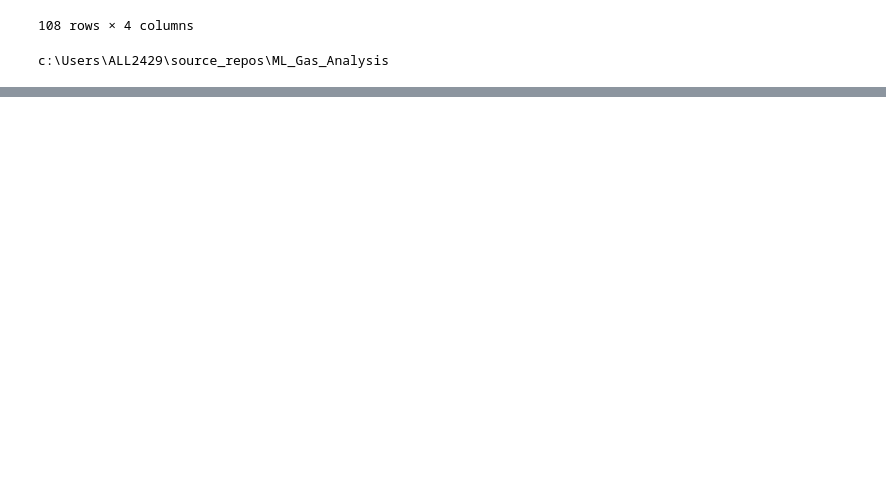
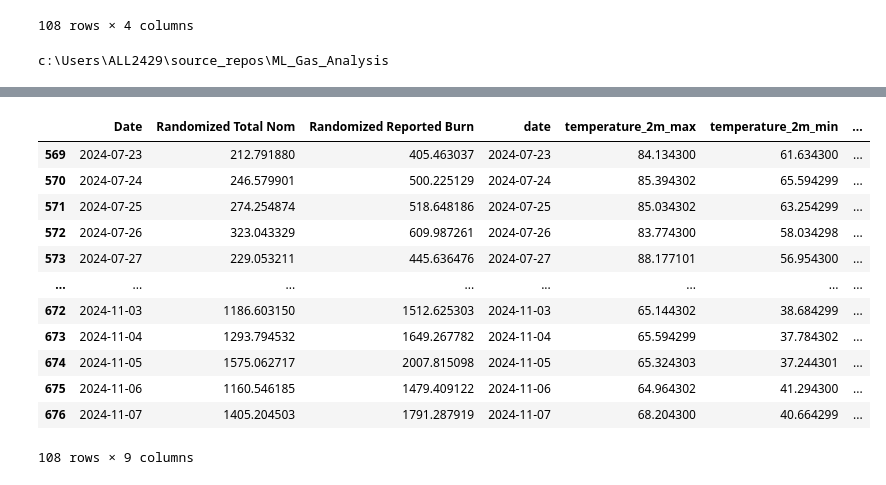
Before and after one commit to allieridgway/source_repos-ML_Gas_Analysis, a Jupyter notebook: ML_Gas_Analysis/five_day_model.ipynb, the cells around one changed output, grey strips where cells are left out. Saved outputs shown, nothing was run; the diff lists cells and outputs as text; code cells hidden in the pictures; blank space fills up the shorter version.

```diff
--- a/ML_Gas_Analysis/five_day_model.ipynb
+++ b/ML_Gas_Analysis/five_day_model.ipynb
@@ -170,0 +190,16 @@ prev_weather
+# %%
+df_final[df_final['temperature_2m_max'].notna()]
+# %% [output]
+|  | Date | Randomized Total Nom | Randomized Reported Burn | date | temperature_2m_max | temperature_2m_min | ... |
+| 569 | 2024-07-23 | 212.791880 | 405.463037 | 2024-07-23 | 84.134300 | 61.634300 | ... |
+| 570 | 2024-07-24 | 246.579901 | 500.225129 | 2024-07-24 | 85.394302 | 65.594299 | ... |
+| 571 | 2024-07-25 | 274.254874 | 518.648186 | 2024-07-25 | 85.034302 | 63.254299 | ... |
+| 572 | 2024-07-26 | 323.043329 | 609.987261 | 2024-07-26 | 83.774300 | 58.034298 | ... |
+| 573 | 2024-07-27 | 229.053211 | 445.636476 | 2024-07-27 | 88.177101 | 56.954300 | ... |
+| ... | ... | ... | ... | ... | ... | ... | ... |
+| 672 | 2024-11-03 | 1186.603150 | 1512.625303 | 2024-11-03 | 65.144302 | 38.684299 | ... |
+| 673 | 2024-11-04 | 1293.794532 | 1649.267782 | 2024-11-04 | 65.594299 | 37.784302 | ... |
+| 674 | 2024-11-05 | 1575.062717 | 2007.815098 | 2024-11-05 | 65.324303 | 37.244301 | ... |
+| 675 | 2024-11-06 | 1160.546185 | 1479.409122 | 2024-11-06 | 64.964302 | 41.294300 | ... |
+| 676 | 2024-11-07 | 1405.204503 | 1791.287919 | 2024-11-07 | 68.204300 | 40.664299 | ... |
+108 rows × 9 columns
```
Also changed, not shown: parts of 16 cells of this notebook, 1 other file.
